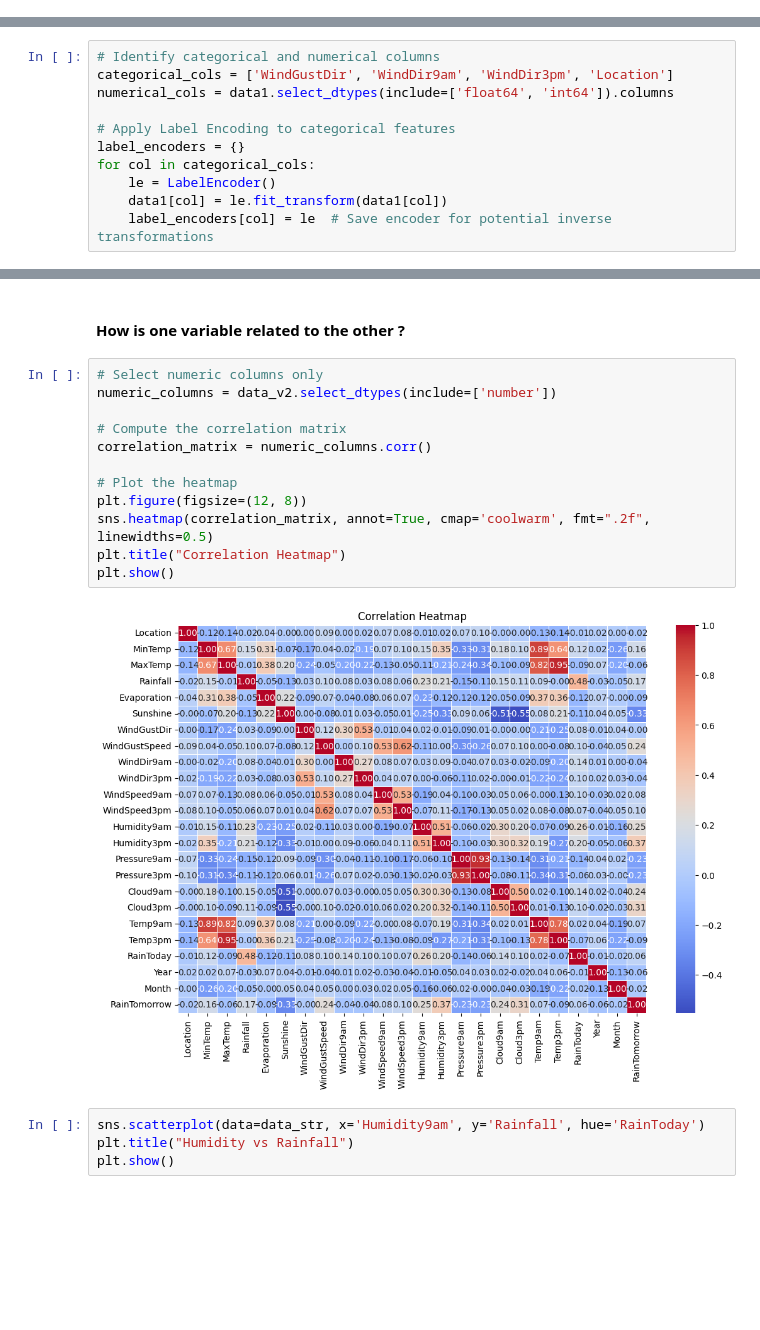
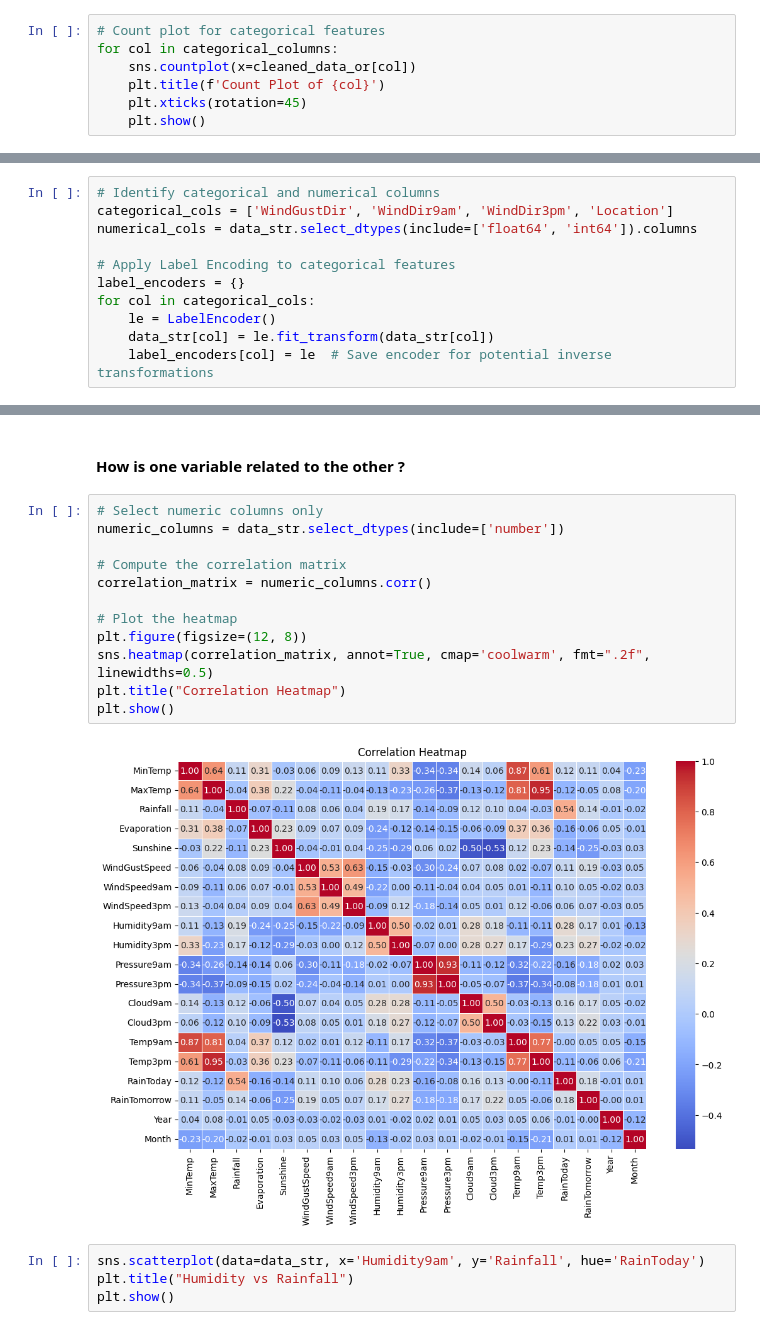
Before and after one commit to ahmed3mi4/DataScience, a Jupyter notebook: data-science-project.ipynb, the cells around one changed output, grey strips where cells are left out. Saved outputs shown, nothing was run; the diff lists cells and outputs as text; blank space fills up the shorter version.

```diff
--- a/data-science-project.ipynb
+++ b/data-science-project.ipynb
@@ -407,3 +407,10 @@ for col in numerical_columns:
 [figure]
 [figure]
 ... (4 outputs left out)
+# %%
+# Count plot for categorical features
+for col in categorical_columns:
+    sns.countplot(x=cleaned_data_or[col])
+    plt.title(f'Count Plot of {col}')
+    plt.xticks(rotation=45)
+    plt.show()
@@ -869,12 +895,12 @@ data1.head(2)
 # %%
 # Identify categorical and numerical columns
 categorical_cols = ['WindGustDir', 'WindDir9am', 'WindDir3pm', 'Location']
-numerical_cols = data1.select_dtypes(include=['float64', 'int64']).columns
+numerical_cols = data_str.select_dtypes(include=['float64', 'int64']).columns
 
 # Apply Label Encoding to categorical features
 label_encoders = {}
 for col in categorical_cols:
     le = LabelEncoder()
-    data1[col] = le.fit_transform(data1[col])
+    data_str[col] = le.fit_transform(data_str[col])
     label_encoders[col] = le  # Save encoder for potential inverse transformations
 # %%
@@ -1022,18 +1048,18 @@ data_v2.duplicated().sum()
 #### How is one variable related to the other ?
 # %%
 # Select numeric columns only
-numeric_columns = data_v2.select_dtypes(include=['number'])
+numeric_columns = data_str.select_dtypes(include=['number'])
 
 # Compute the correlation matrix
 correlation_matrix = numeric_columns.corr()
 
 # Plot the heatmap
 plt.figure(figsize=(12, 8))
 sns.heatmap(correlation_matrix, annot=True, cmap='coolwarm', fmt=".2f", linewidths=0.5)
 plt.title("Correlation Heatmap")
 plt.show()
 # %% [output]
-[figure, old version]
+[figure, new version]
 # %%
 sns.scatterplot(data=data_str, x='Humidity9am', y='Rainfall', hue='RainToday')
 plt.title("Humidity vs Rainfall")
```
Also changed, not shown: parts of 12 cells of this notebook.
